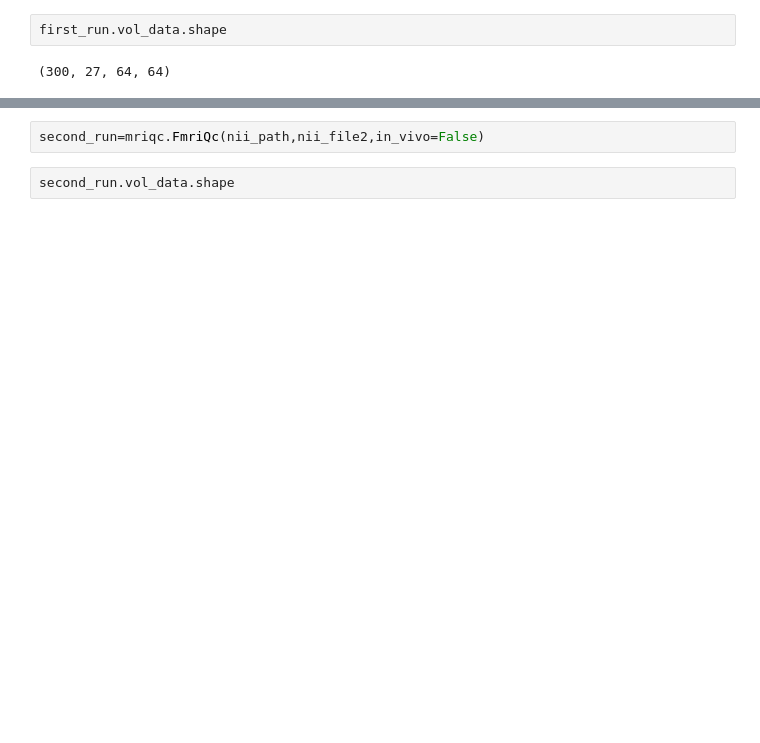
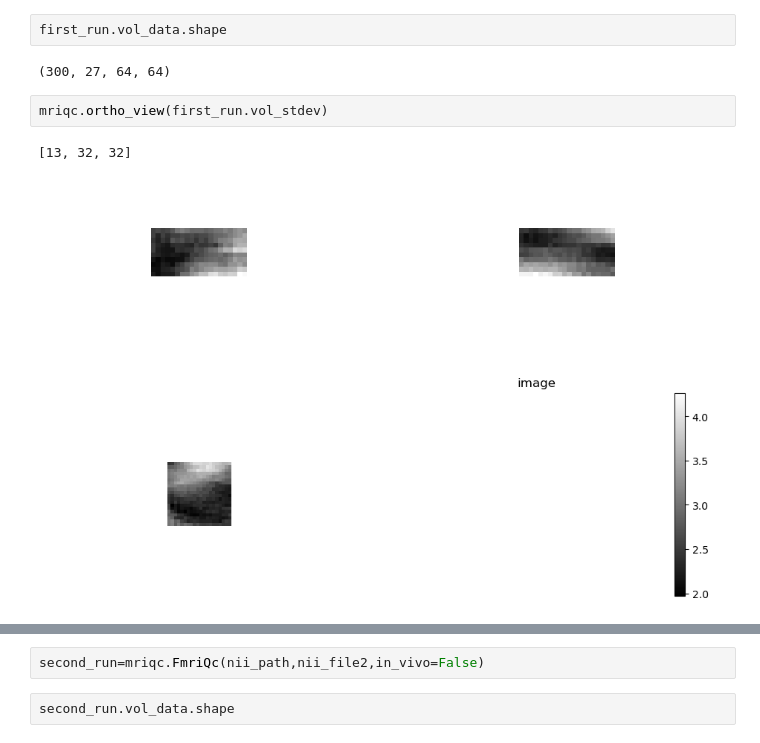
Before and after one commit to cjohnevans/MriQc, a Jupyter notebook: qc/fmriqc_snr_by_vol_check.ipynb, the cells around one changed output, grey strips where cells are left out. Cells and saved outputs as stored; diff of their text form; blank space fills up the shorter version.

```diff
--- a/qc/fmriqc_snr_by_vol_check.ipynb
+++ b/qc/fmriqc_snr_by_vol_check.ipynb
@@ -23,4 +29,9 @@ s1=first_run.timeseries(plot=True)
 first_run.vol_data.shape
 # %% [output]
 (300, 27, 64, 64)
+# %%
+mriqc.ortho_view(first_run.vol_stdev)
+# %% [output]
+[13, 32, 32]
+[figure, added]
 # %%
```
Also changed, not shown: parts of 18 cells of this notebook, 1 other file.
